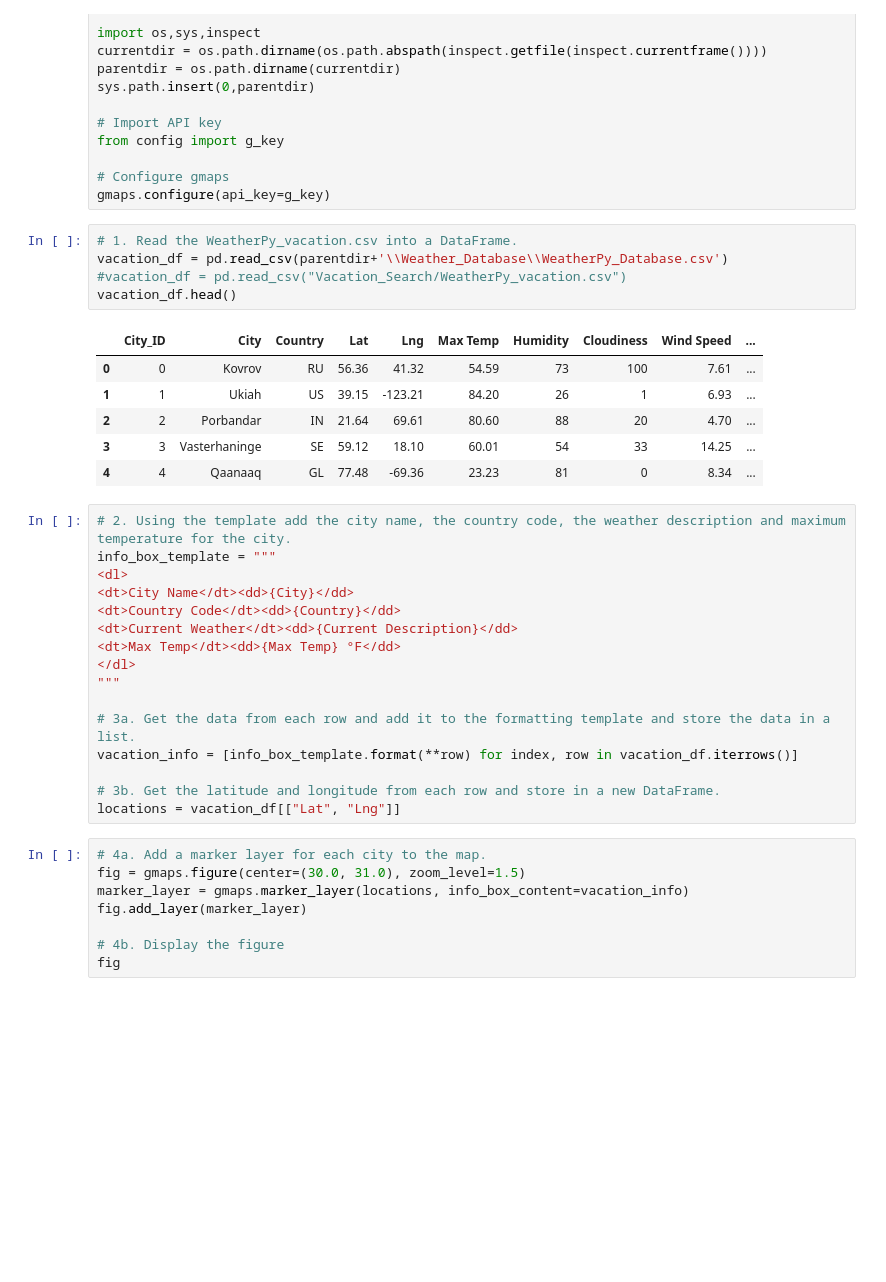
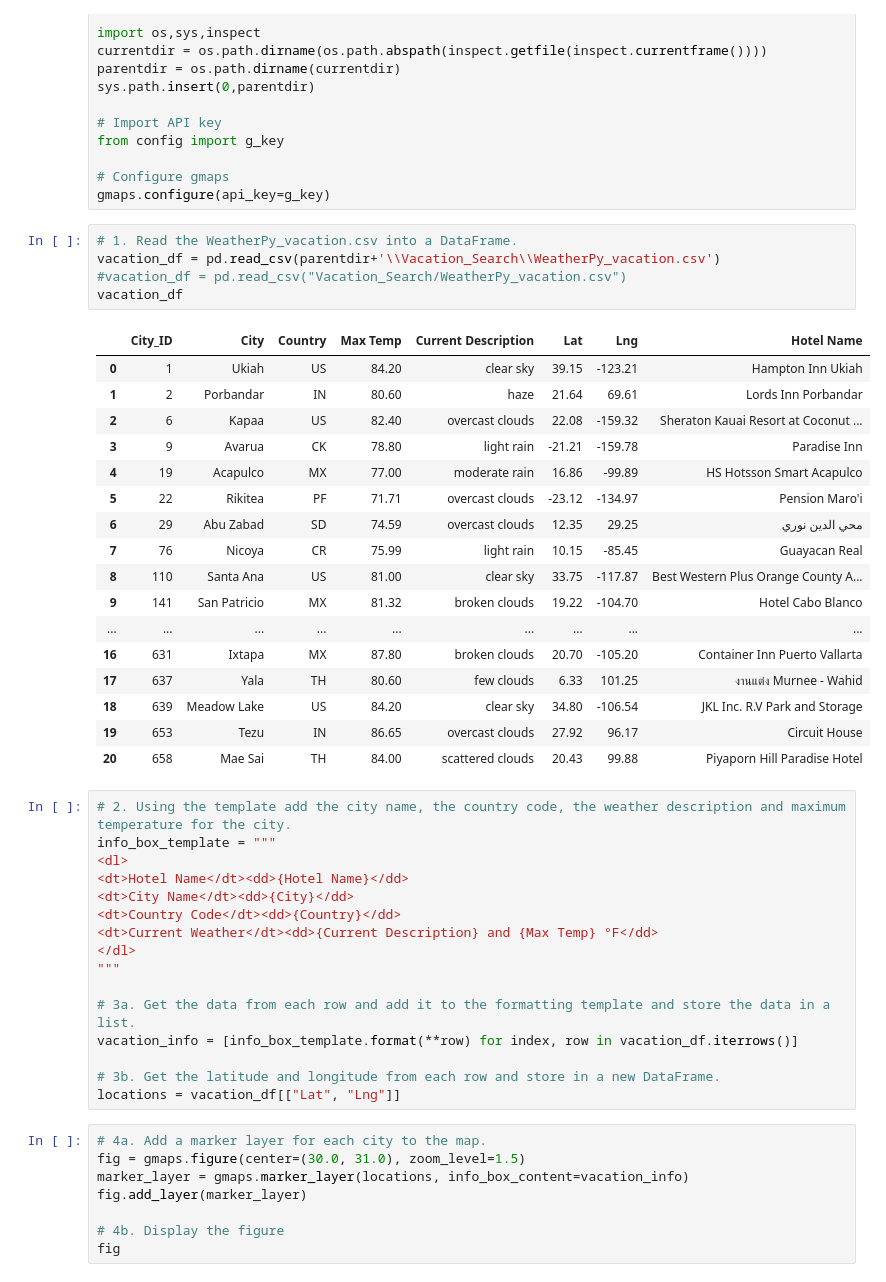
Before and after one commit to OliviaRodri/World_Weather_Analysis, a Jupyter notebook: Vacation_Itinerary/Vacation_Itinerary.ipynb, the cells around one changed output. Cells and saved outputs as stored; diff of their text form; blank space fills up the shorter version.

Commit message:
Delivrbl 1, 2, & 3 Complt. Corrected errors of hotels and cities

```diff
--- a/Vacation_Itinerary/Vacation_Itinerary.ipynb
+++ b/Vacation_Itinerary/Vacation_Itinerary.ipynb
@@ -28,24 +28,35 @@ from config import g_key
 gmaps.configure(api_key=g_key)
 # %%
 # 1. Read the WeatherPy_vacation.csv into a DataFrame.
-vacation_df = pd.read_csv(parentdir+'\\Weather_Database\\WeatherPy_Database.csv')
+vacation_df = pd.read_csv(parentdir+'\\Vacation_Search\\WeatherPy_vacation.csv')
 #vacation_df = pd.read_csv("Vacation_Search/WeatherPy_vacation.csv")
-vacation_df.head()
+vacation_df
 # %% [output]
-|  | City_ID | City | Country | Lat | Lng | Max Temp | Humidity | Cloudiness | Wind Speed | ... |
-| 0 | 0 | Kovrov | RU | 56.36 | 41.32 | 54.59 | 73 | 100 | 7.61 | ... |
-| 1 | 1 | Ukiah | US | 39.15 | -123.21 | 84.20 | 26 | 1 | 6.93 | ... |
-| 2 | 2 | Porbandar | IN | 21.64 | 69.61 | 80.60 | 88 | 20 | 4.70 | ... |
-| 3 | 3 | Vasterhaninge | SE | 59.12 | 18.10 | 60.01 | 54 | 33 | 14.25 | ... |
-| 4 | 4 | Qaanaaq | GL | 77.48 | -69.36 | 23.23 | 81 | 0 | 8.34 | ... |
+|  | City_ID | City | Country | Max Temp | Current Description | Lat | Lng | Hotel Name |
+| 0 | 1 | Ukiah | US | 84.20 | clear sky | 39.15 | -123.21 | Hampton Inn Ukiah |
+| 1 | 2 | Porbandar | IN | 80.60 | haze | 21.64 | 69.61 | Lords Inn Porbandar |
+| 2 | 6 | Kapaa | US | 82.40 | overcast clouds | 22.08 | -159.32 | Sheraton Kauai Resort at Coconut ... |
+| 3 | 9 | Avarua | CK | 78.80 | light rain | -21.21 | -159.78 | Paradise Inn |
+| 4 | 19 | Acapulco | MX | 77.00 | moderate rain | 16.86 | -99.89 | HS Hotsson Smart Acapulco |
+| 5 | 22 | Rikitea | PF | 71.71 | overcast clouds | -23.12 | -134.97 | Pension Maro'i |
+| 6 | 29 | Abu Zabad | SD | 74.59 | overcast clouds | 12.35 | 29.25 | محي الدين نوري |
+| 7 | 76 | Nicoya | CR | 75.99 | light rain | 10.15 | -85.45 | Guayacan Real |
+| 8 | 110 | Santa Ana | US | 81.00 | clear sky | 33.75 | -117.87 | Best Western Plus Orange County A... |
+| 9 | 141 | San Patricio | MX | 81.32 | broken clouds | 19.22 | -104.70 | Hotel Cabo Blanco |
+| ... | ... | ... | ... | ... | ... | ... | ... | ... |
+| 16 | 631 | Ixtapa | MX | 87.80 | broken clouds | 20.70 | -105.20 | Container Inn Puerto Vallarta |
+| 17 | 637 | Yala | TH | 80.60 | few clouds | 6.33 | 101.25 | งานแต่ง Murnee - Wahid |
+| 18 | 639 | Meadow Lake | US | 84.20 | clear sky | 34.80 | -106.54 | JKL Inc. R.V Park and Storage |
+| 19 | 653 | Tezu | IN | 86.65 | overcast clouds | 27.92 | 96.17 | Circuit House |
+| 20 | 658 | Mae Sai | TH | 84.00 | scattered clouds | 20.43 | 99.88 | Piyaporn Hill Paradise Hotel |
 # %%
 # 2. Using the template add the city name, the country code, the weather description and maximum temperature for the city.
 info_box_template = """
 <dl>
+<dt>Hotel Name</dt><dd>{Hotel Name}</dd>
 <dt>City Name</dt><dd>{City}</dd>
 <dt>Country Code</dt><dd>{Country}</dd>
-<dt>Current Weather</dt><dd>{Current Description}</dd>
-<dt>Max Temp</dt><dd>{Max Temp} °F</dd>
+<dt>Current Weather</dt><dd>{Current Description} and {Max Temp} °F</dd>
 </dl>
 """
 
```
Also changed, not shown: parts of 7 cells of this notebook, 5 other files.
